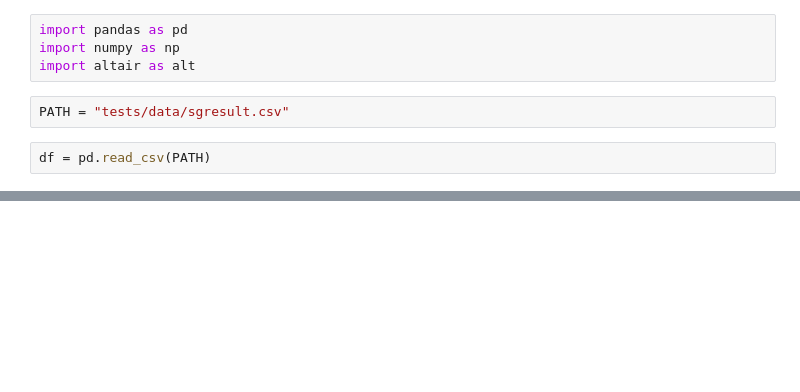
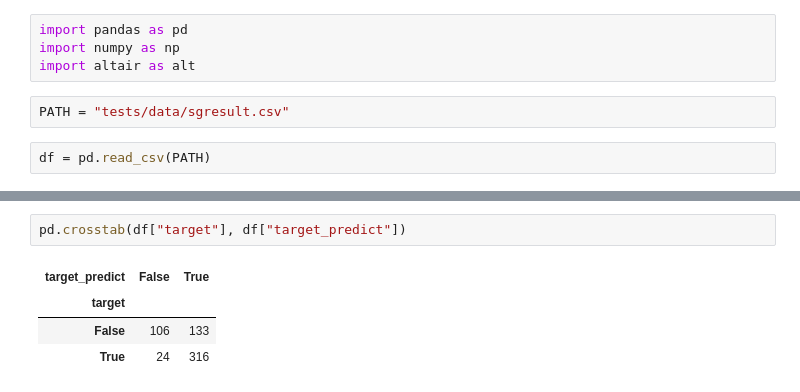
Before and after one commit to brendonlin/iris, a Jupyter notebook: checkStGameResult.ipynb, the cells around one changed output, grey strips where cells are left out. Saved outputs shown, nothing was run; the diff lists cells and outputs as text; blank space fills up the shorter version.

```diff
--- a/checkStGameResult.ipynb
+++ b/checkStGameResult.ipynb
@@ -27,6 +27,13 @@ alt.Chart(df).mark_circle().encode(
 )
 # %% [output]
 [interactive output not drawn]
+# %%
+pd.crosstab(df["target"], df["target_predict"])
+# %% [output]
+| target_predict | False | True |
+| target |  |  |
+| False | 106 | 133 |
+| True | 24 | 316 |
 # %%
 k = df.groupby("target")["target"].count()
 k/k.sum()
```
Also changed, not shown: parts of 5 cells of this notebook, 4 other files.
